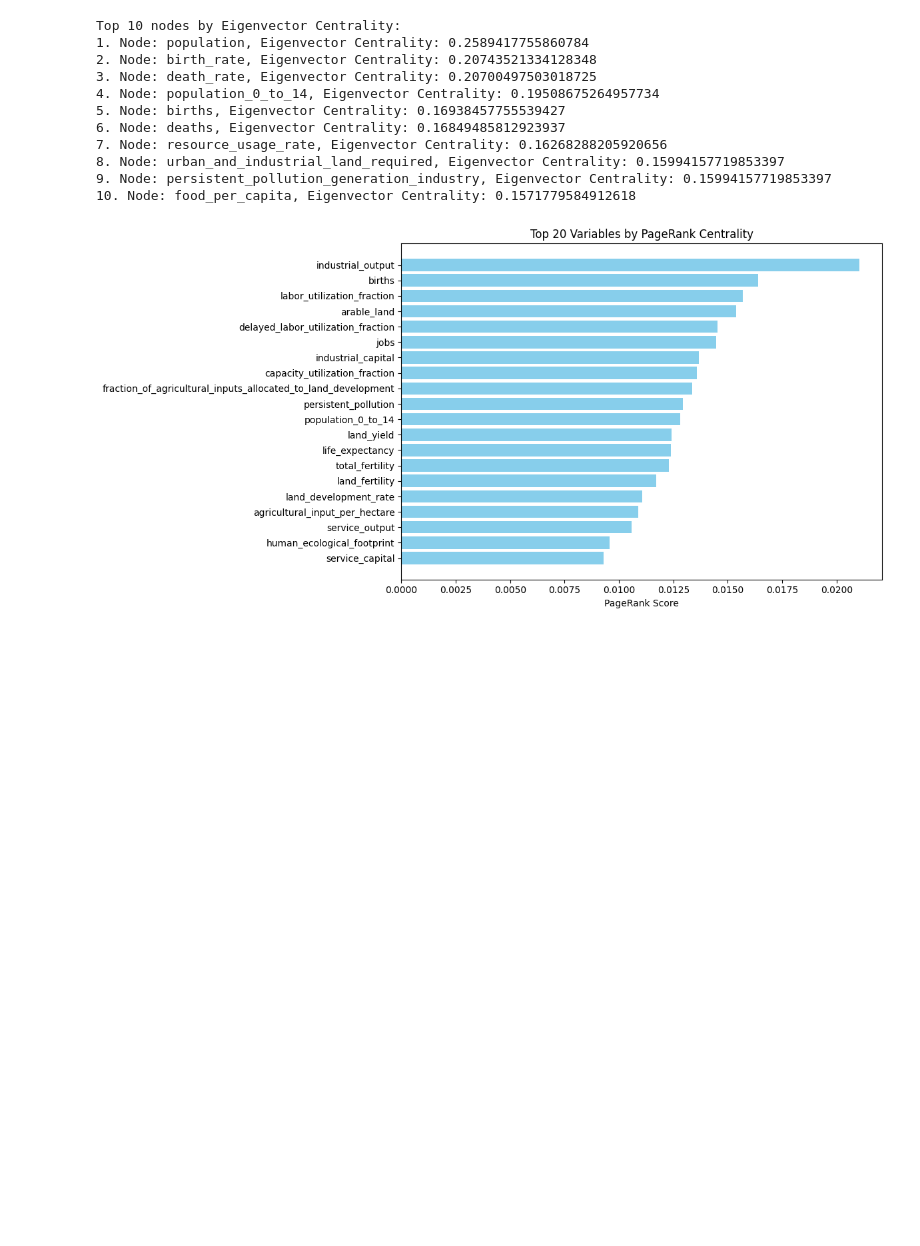
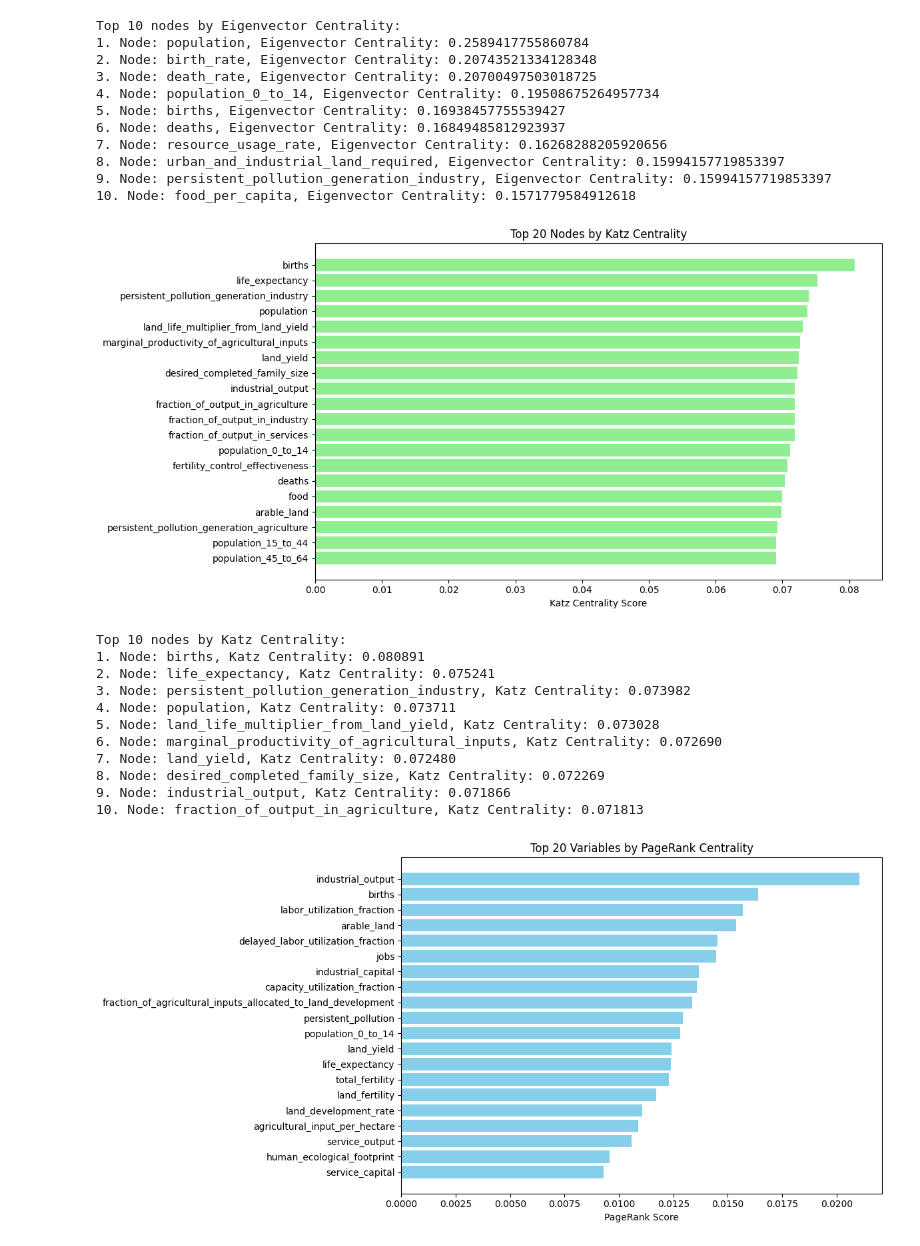
Before and after one commit to TalosSources/CIVIL-534-Project, a Jupyter notebook: project.ipynb, the cells around one changed output. Cells and saved outputs as stored; diff of their text form; code cells hidden in the pictures; blank space fills up the shorter version.

```diff
--- a/project.ipynb
+++ b/project.ipynb
@@ -216,6 +218,45 @@ Top 10 nodes by Eigenvector Centrality:
 8. Node: urban_and_industrial_land_required, Eigenvector Centrality: 0.15994157719853397
 9. Node: persistent_pollution_generation_industry, Eigenvector Centrality: 0.15994157719853397
 10. Node: food_per_capita, Eigenvector Centrality: 0.1571779584912618
+# %%
+# Compute Katz centrality
+katz_centrality = nx.katz_centrality(G.reverse(), max_iter=1000)
+
+# Take the top 20 nodes with the highest Katz centrality values
+top20 = sorted(katz_centrality.items(), key=lambda x: x[1], reverse=True)[:20]
+
+# Extract the node names and the corresponding Katz centrality values
+labels, values = zip(*top20)
+
+# Draw the bar chart
+plt.figure(figsize=(12, 6))
+bars = plt.barh(labels, values, color='lightgreen')
+plt.xlabel('Katz Centrality Score')
+plt.title('Top 20 Nodes by Katz Centrality')
+plt.gca().invert_yaxis()
+plt.tight_layout()
+plt.show()
+
+# Output Katz centrality for each node
+sorted_nodes = sorted(katz_centrality.items(), key=lambda x: x[1], reverse=True)
+
+# Output the first 10 nodes and their Katz centrality
+print("Top 10 nodes by Katz Centrality:")
+for i, (node, centrality) in enumerate(sorted_nodes[:10]):
+    print(f'{i+1}. Node: {node}, Katz Centrality: {centrality:.6f}')
+# %% [output]
+[figure, added]
+Top 10 nodes by Katz Centrality:
+1. Node: births, Katz Centrality: 0.080891
+2. Node: life_expectancy, Katz Centrality: 0.075241
+3. Node: persistent_pollution_generation_industry, Katz Centrality: 0.073982
+4. Node: population, Katz Centrality: 0.073711
+5. Node: land_life_multiplier_from_land_yield, Katz Centrality: 0.073028
+6. Node: marginal_productivity_of_agricultural_inputs, Katz Centrality: 0.072690
+7. Node: land_yield, Katz Centrality: 0.072480
+8. Node: desired_completed_family_size, Katz Centrality: 0.072269
+9. Node: industrial_output, Katz Centrality: 0.071866
+10. Node: fraction_of_output_in_agriculture, Katz Centrality: 0.071813
 # %%
 # pagerank centrality
 pagerank = nx.pagerank(G)
```
Also changed, not shown: parts of 2 cells of this notebook.
